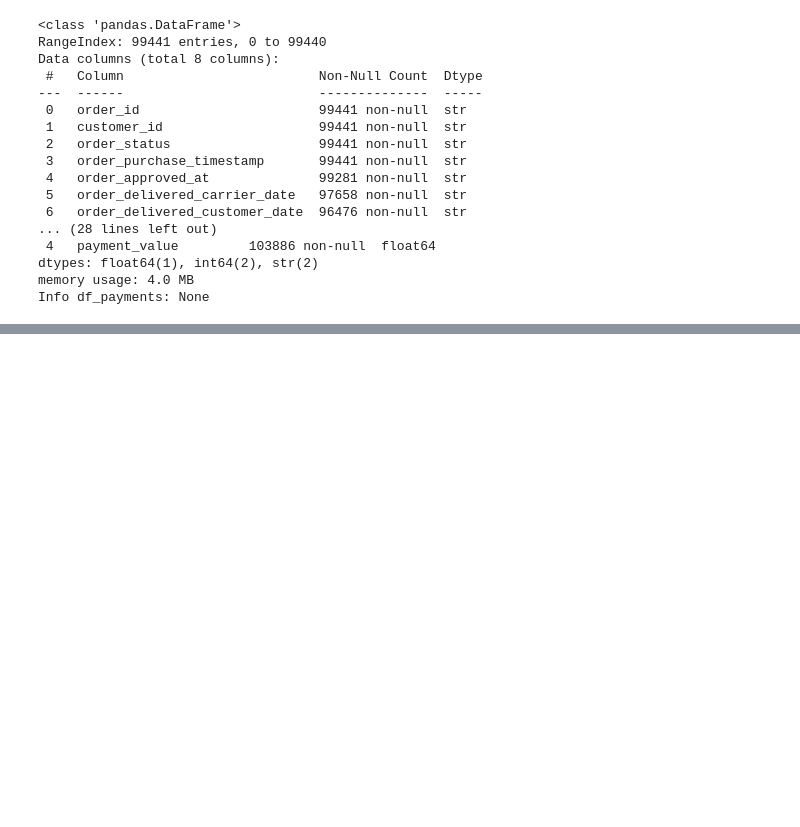
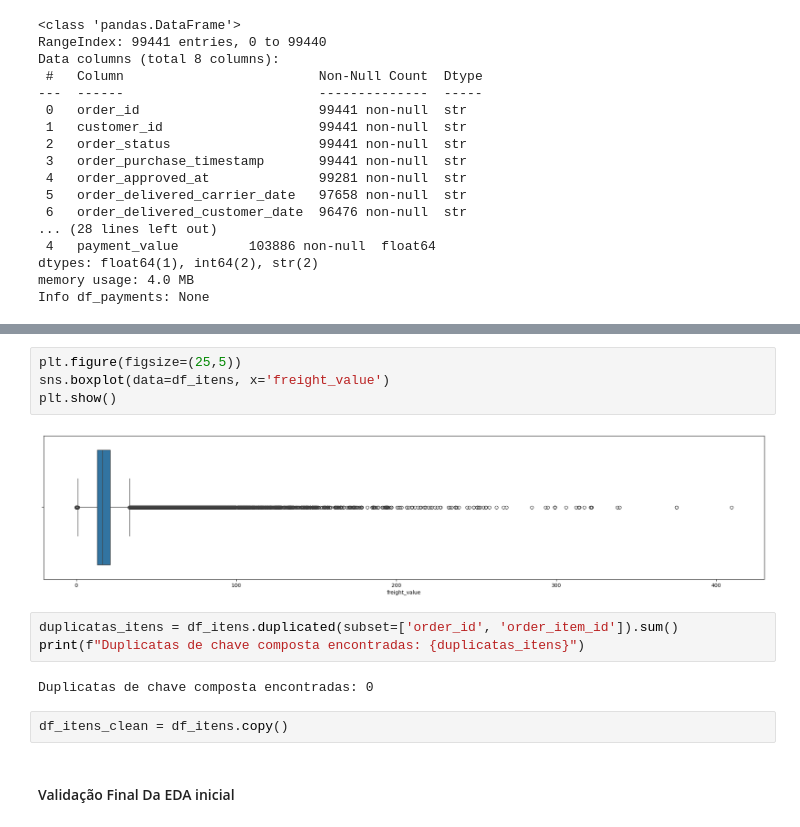
Before and after one commit to Dev-Russo/olist-analise, a Jupyter notebook: notebooks/01_eda_initial.ipynb, the cells around one changed output, grey strips where cells are left out. Cells and saved outputs as stored; diff of their text form; blank space fills up the shorter version.

Commit message:
feat: Validação final da EDA e Proximos passos definidos

```diff
--- a/notebooks/01_eda_initial.ipynb
+++ b/notebooks/01_eda_initial.ipynb
@@ -65,0 +221,15 @@ Info df_payments: None
+# %%
+plt.figure(figsize=(25,5))
+sns.boxplot(data=df_itens, x='freight_value')
+plt.show()
+# %% [output]
+[figure, added]
+# %%
+duplicatas_itens = df_itens.duplicated(subset=['order_id', 'order_item_id']).sum()
+print(f"Duplicatas de chave composta encontradas: {duplicatas_itens}")
+# %% [output]
+Duplicatas de chave composta encontradas: 0
+# %%
+df_itens_clean = df_itens.copy()
+# %% [markdown]
+#### Validação Final Da EDA inicial
```
Also changed, not shown: parts of 23 cells of this notebook.
